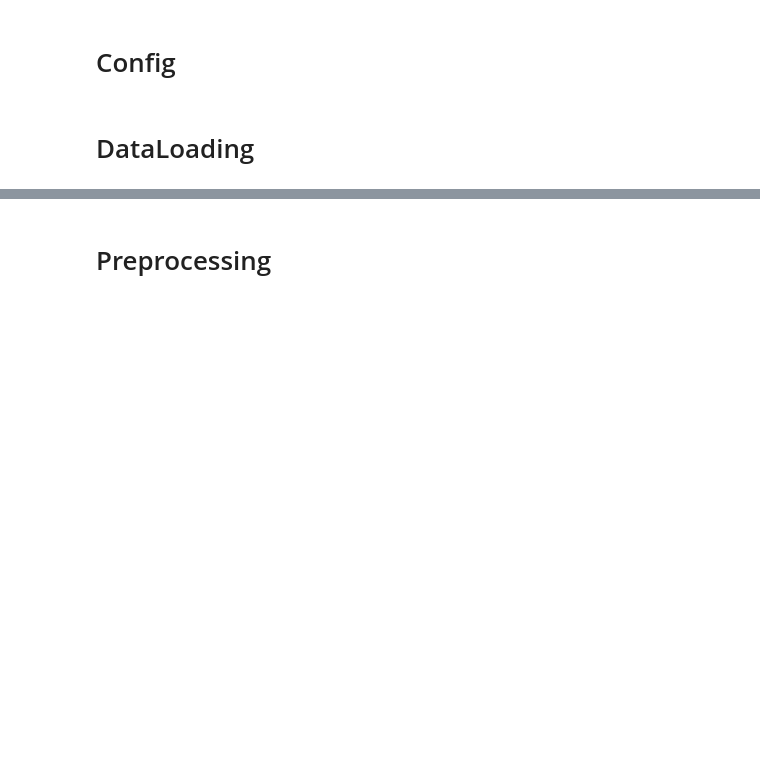
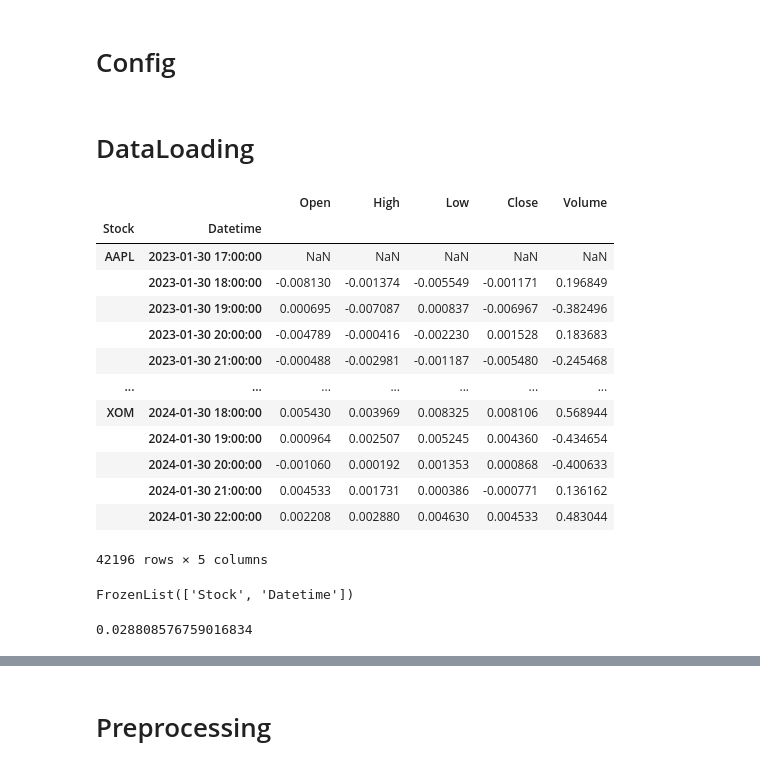
Before and after one commit to petrsokerin/Stock_Embedding, a Jupyter notebook: notebooks/TS2Vec_baseline.ipynb, the cells around one changed output, grey strips where cells are left out. Cells and saved outputs as stored; diff of their text form; code cells hidden in the pictures; blank space fills up the shorter version.

```diff
--- a/notebooks/TS2Vec_baseline.ipynb
+++ b/notebooks/TS2Vec_baseline.ipynb
@@ -129,42 +129,30 @@ def data_loading(
         df = df.query("Stock in @best_stocks")
     return df
 
-def process_time_labels(y, train_start, train_end, test_start, test_end):
+# def train_test_split_dt(df, train_start, train_end, test_start, test_end):
 
-    y_train = y[(y['Datetime'].dt.date >= pd.Timestamp(train_start).date()) &
-                (y['Datetime'].dt.date < pd.Timestamp(train_end).date())]
+#     df_train = df[(df.index.get_level_values('Datetime').dt.date >= pd.Timestamp(train_start).date()) &
+#                  (df.index.get_level_values('Datetime') < pd.Timestamp(train_end).date())]
 
-    y_test = y[(y['Datetime'].dt.date >= pd.Timestamp(test_start).date()) &
-            (y['Datetime'].dt.date < pd.Timestamp(test_end).date())]
+#     df_test = df[(df.index.get_level_values('Datetime') >= pd.Timestamp(test_start).date()) &
+#                 (df.index.get_level_values('Datetime') < pd.Timestamp(test_end).date())]
 
-    return y_train, y_test
+#     return df_train, df_test
 
 def general_preprocessing(
     df,
     agg_freq: str='',
     X_col_agg_finctions={'Close': 'last'},
-    label_col: str = 'Close',
-    use_pct_changes_data: bool = False,
-    use_pct_changes_labels: bool = False,
-):
+) -> pd.DataFrame:
 
     if agg_freq:
         df = df.set_index('Datetime').groupby(
             ['Stock', pd.Grouper(freq=agg_freq)],
         ).agg(X_col_agg_finctions)
 
-    labels = df[label_col]
+    return df
 
-    if use_pct_changes_labels:
-        labels = labels.pct_change().iloc[1:]
 
-    data = df
-    if use_pct_changes_data:
-        data = data.pct_change().iloc[1:]
-
-    if len(labels) > len(data):
-        data = data.iloc[-len(labels):]
-    return data, labels
 
 # def ts2vec_preprocessing(
 #         df: pd.DataFrame,
@@ -186,20 +174,14 @@ def pipeline_data(
     filter_best: bool = True,
     agg_freq: str = 'h',
     col_agg_finctions: Dict[str, str] = {'Close': 'last'},
-    label_col: str = 'Close',
-    use_pct_changes_data: bool = False,
-    use_pct_changes_labels: bool = False,
 ):
     df = data_loading(ticker_data_path, best_stocks_path, filter_best)
-    data, labels  = general_preprocessing(
+    data = general_preprocessing(
         df,
         agg_freq,
         col_agg_finctions,
-        label_col,
-        use_pct_changes_data,
-        use_pct_changes_labels,
     )
 
-    return data, labels
+    return data
 # %%
-X, y = pipeline_data(col_agg_finctions=col_agg_finctions)
+df = pipeline_data(col_agg_finctions=col_agg_finctions)
@@ -261,0 +191,23 @@ class LagModelExperint(AbcExperiment):
+# %%
+df_test = df.groupby('Stock').pct_change()#.apply(my_pct_change)
+df_test = df_test#.reset_index().isna().sum().sum()
+df_test
+# %% [output]
+|  |  | Open | High | Low | Close | Volume |
+| Stock | Datetime |  |  |  |  |  |
+| AAPL | 2023-01-30 17:00:00 | NaN | NaN | NaN | NaN | NaN |
+|  | 2023-01-30 18:00:00 | -0.008130 | -0.001374 | -0.005549 | -0.001171 | 0.196849 |
+|  | 2023-01-30 19:00:00 | 0.000695 | -0.007087 | 0.000837 | -0.006967 | -0.382496 |
+|  | 2023-01-30 20:00:00 | -0.004789 | -0.000416 | -0.002230 | 0.001528 | 0.183683 |
+|  | 2023-01-30 21:00:00 | -0.000488 | -0.002981 | -0.001187 | -0.005480 | -0.245468 |
+| ... | ... | ... | ... | ... | ... | ... |
+| XOM | 2024-01-30 18:00:00 | 0.005430 | 0.003969 | 0.008325 | 0.008106 | 0.568944 |
+|  | 2024-01-30 19:00:00 | 0.000964 | 0.002507 | 0.005245 | 0.004360 | -0.434654 |
+|  | 2024-01-30 20:00:00 | -0.001060 | 0.000192 | 0.001353 | 0.000868 | -0.400633 |
+|  | 2024-01-30 21:00:00 | 0.004533 | 0.001731 | 0.000386 | -0.000771 | 0.136162 |
+|  | 2024-01-30 22:00:00 | 0.002208 | 0.002880 | 0.004630 | 0.004533 | 0.483044 |
+42196 rows × 5 columns
+# %%
+df.index.names
+# %% [output]
+FrozenList(['Stock', 'Datetime'])
@@ -261,0 +409,16 @@ class LagModelExperint(AbcExperiment):
+# %%
+lag_model_exp = LagModelExperint(
+    lag_model = LinearRegression(),
+    train_start = train_start,
+    train_end = train_end,
+    test_start = test_start,
+    test_end = test_end,
+    label_name = 'Close',
+    use_pct_changes_data = False,
+    use_pct_changes_labels = True,
+)
+
+results, preds = lag_model_exp.pipeline(df)
+results
+# %% [output]
+0.028808576759016834
```
Also changed, not shown: parts of 7 cells of this notebook.
